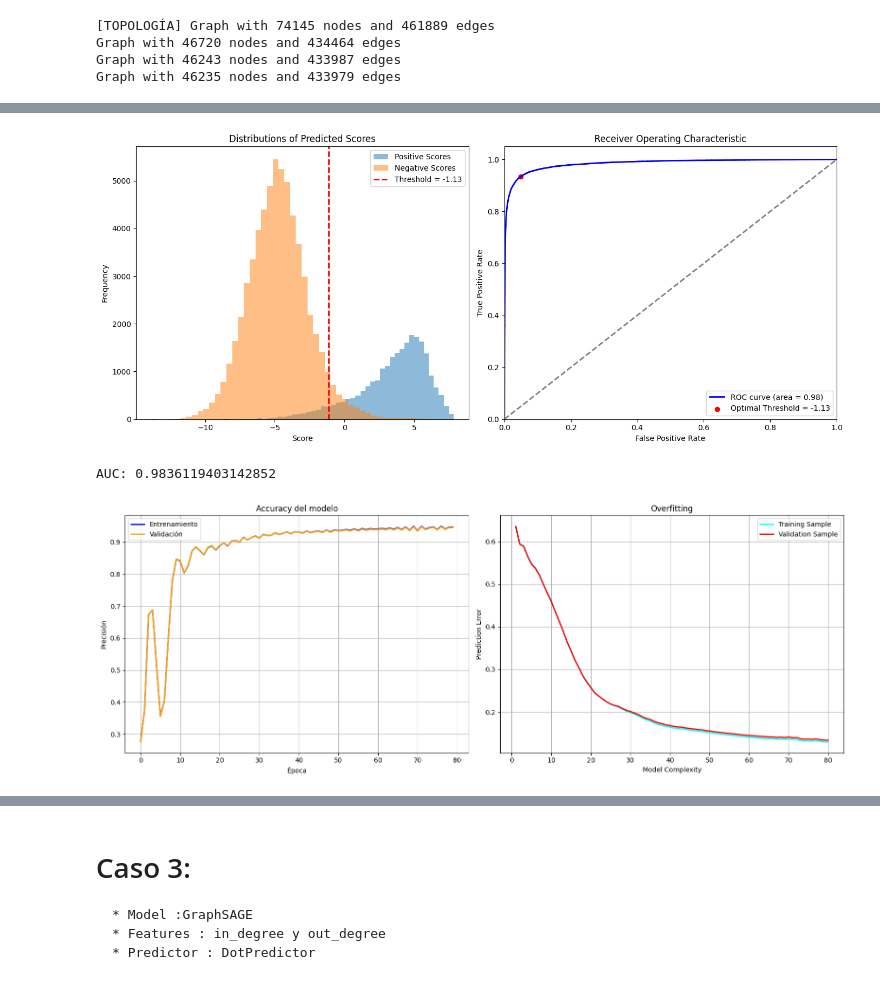
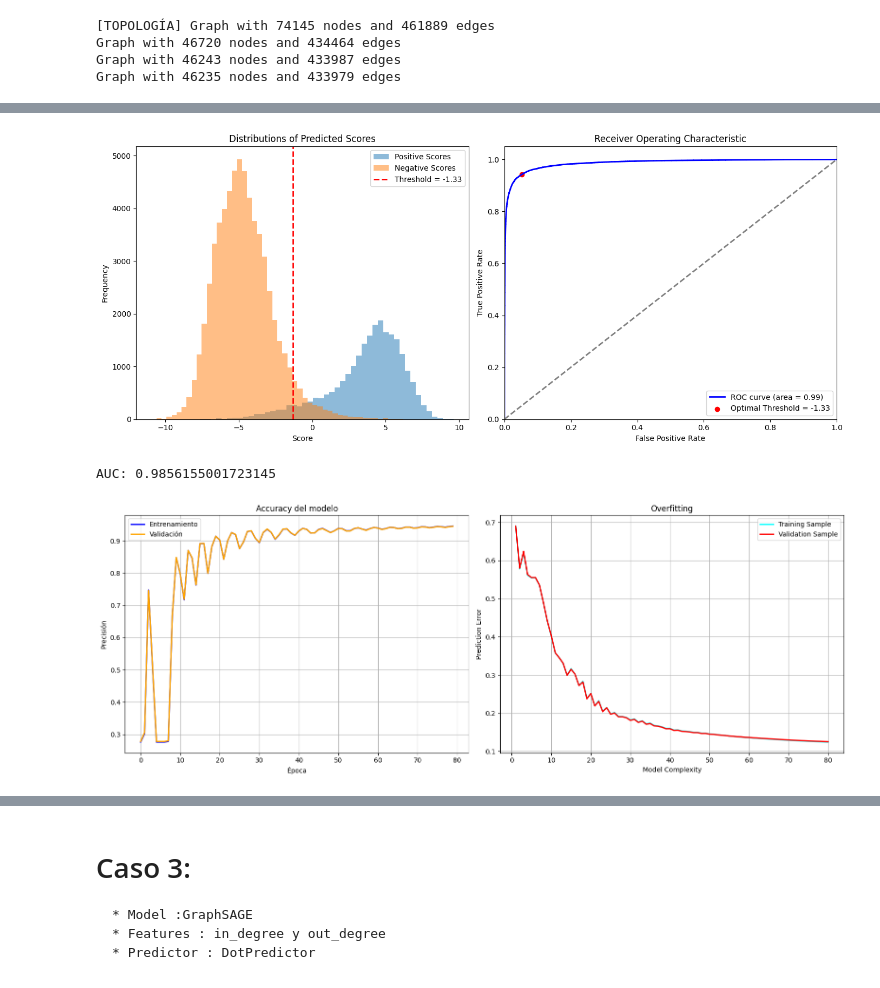
Before and after one commit to valesteban/TESIS, a Jupyter notebook: trainingBinaryClass.ipynb, the cells around one changed output, grey strips where cells are left out. Cells and saved outputs as stored; diff of their text form; code cells hidden in the pictures.

```diff
--- a/trainingBinaryClass.ipynb
+++ b/trainingBinaryClass.ipynb
@@ -80,7 +80,7 @@ pred = DotPredictor()
 
 # ----------- 3. set up loss and optimizer -------------- #
 
-optimizer = torch.optim.Adam(itertools.chain(model.parameters(), pred.parameters()), lr=0.01)
+optimizer = torch.optim.Adam(itertools.chain(model.parameters(), pred.parameters()), lr=0.001)
 
 # ----------- 4. training -------------------------------- #
 
@@ -236,7 +235,7 @@ pred = MLPPredictor(8,1)
 
 # ----------- 3. set up loss and optimizer -------------- #
 
-optimizer = torch.optim.Adam(itertools.chain(model.parameters(), pred.parameters()), lr=0.01)
+optimizer = torch.optim.Adam(itertools.chain(model.parameters(), pred.parameters()), lr=0.02)
 
 # ----------- 4. training -------------------------------- #
 # Lista para almacenar los valores de pérdida
@@ -315,6 +314,6 @@ In epoch 70, train loss: 0.13560767471790314, val loss: 0.13928481936454773
-[figure, old version]
+[figure, new version]
-AUC: 0.9836119403142852
+AUC: 0.9856155001723145
-[figure, old version]
+[figure, new version]
 # %%
 # ----------- 6. Calcular métricas -------------- #
 
```
Also changed, not shown: parts of 18 cells of this notebook.
